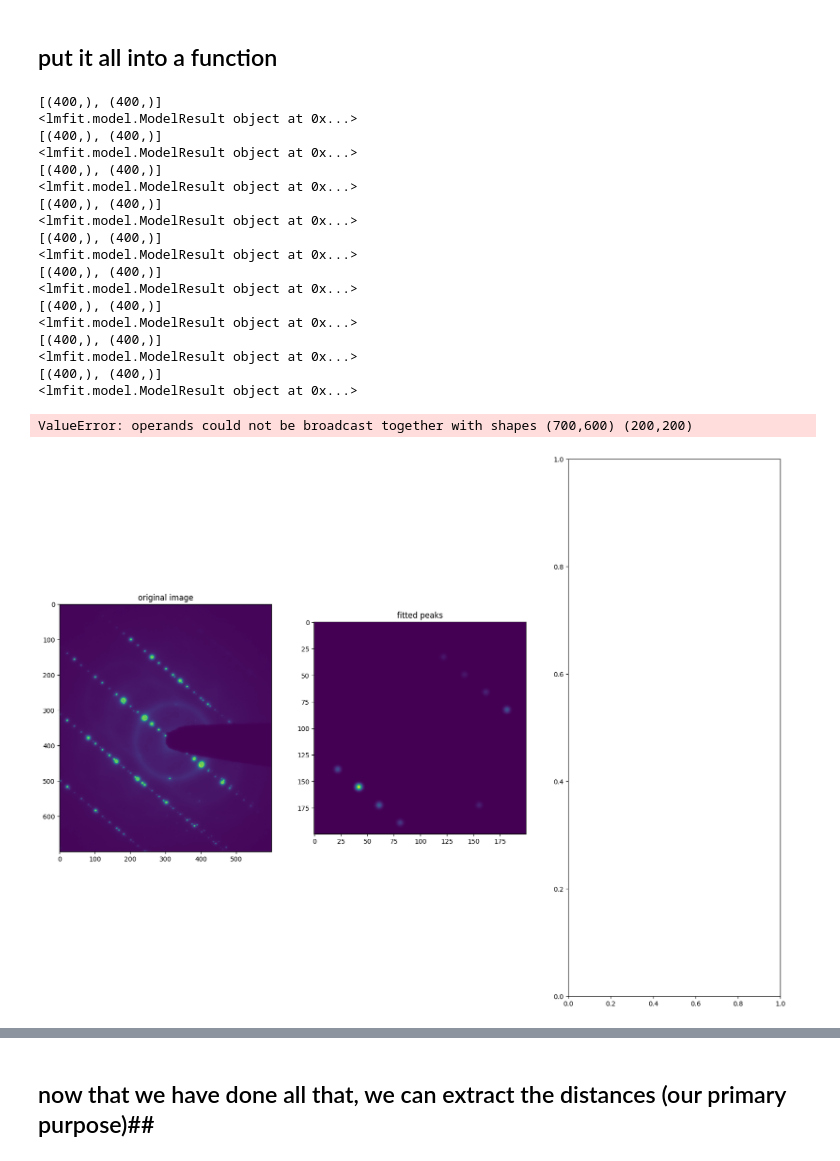
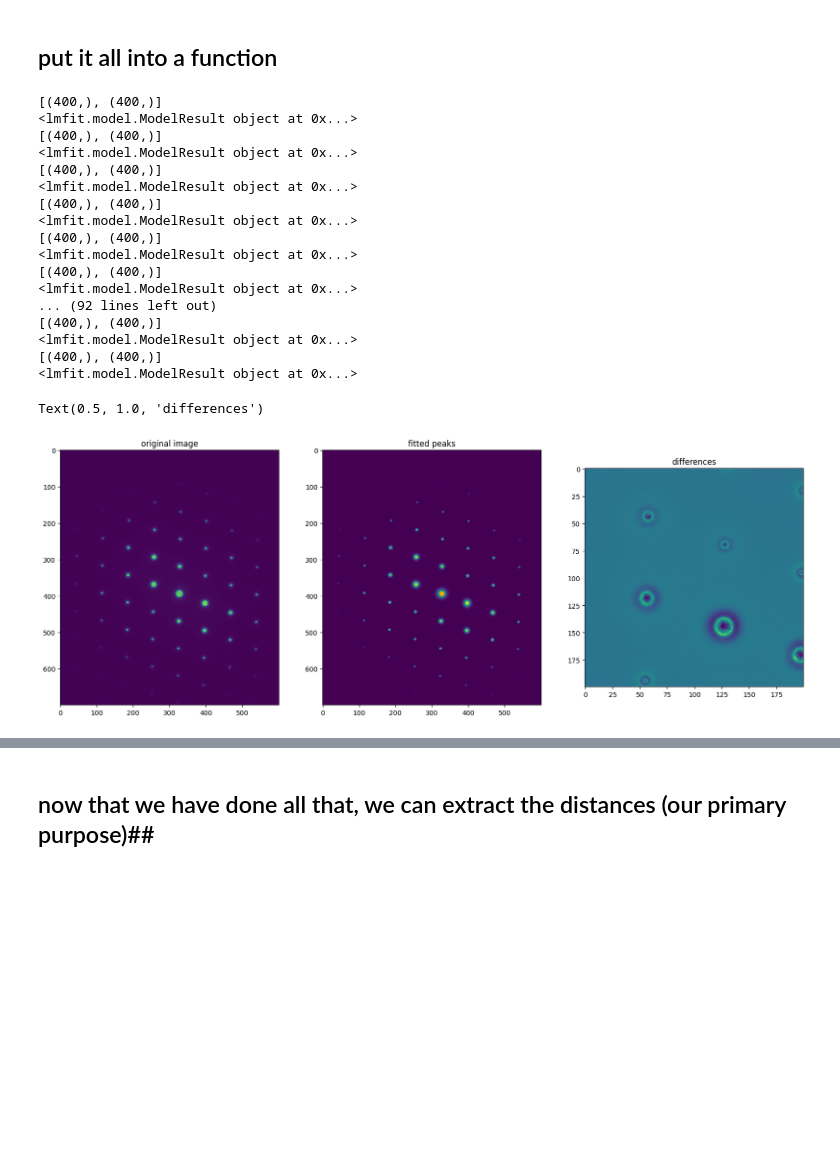
Before and after one commit to potsci/random_projects, a Jupyter notebook: TEM/get_diffraction_spots.ipynb, the cells around one changed output, grey strips where cells are left out. Drawn from its saved outputs; the diff is of its cells as text; code cells hidden in the pictures; blank space fills up the shorter version.

```diff
--- a/TEM/get_diffraction_spots.ipynb
+++ b/TEM/get_diffraction_spots.ipynb
@@ -1,6 +1,6 @@
 # %%
 import ncempy.io as nio
-dmData = nio.read('C:\\Promo\\TEM\\NRC\\Lucas\\Nb42Ni\\DP-2_CL0.25m, I1 3.13.dm3')
+dmData = nio.read('C:\\Promo\\TEM\\NRC\\Lucas\\DP_of_Si_at_[011]_CL0_25mI1_3.13.dm3')
 print(dmData['data'].shape) # the shape of the data
 print(dmData['pixelSize']) # print the pixel size
 # %% [output]
@@ -150,10 +151,10 @@ def fit_gauss2d_to_point(reflex):
     print([x.shape,z.shape])
     model = lmfit.models.Gaussian2dModel()
     params = model.guess(z, x, y)
-    params.set(centerx={'value':0,'min':-5,'max':5})
-    params.set(centery={'value':0,'min':-5,'max':5})
-    params.set(sigmax={'value':0.2,'min':-2,'max':2})
-    params.set(sigmay={'value':0.2,'min':-2,'max':2})
+    # params.set(centerx={'value':0,'min':-5,'max':5})
+    # params.set(centery={'value':0,'min':-5,'max':5})
+    # params.set(sigmax={'value':0.2,'min':-2,'max':2})
+    # params.set(sigmay={'value':0.2,'min':-2,'max':2})
     result = model.fit(z, x=x, y=y, params=params)
     return result
 # %%
@@ -198,29 +199,28 @@ for i in range(coordinates.shape[0]):
 <lmfit.model.ModelResult object at 0x...>
 [(400,), (400,)]
 <lmfit.model.ModelResult object at 0x...>
+... (92 lines left out)
 [(400,), (400,)]
 <lmfit.model.ModelResult object at 0x...>
 [(400,), (400,)]
 <lmfit.model.ModelResult object at 0x...>
-[(400,), (400,)]
-<lmfit.model.ModelResult object at 0x...>
 # %%
 fig,ax=plt.subplots(1,3,figsize=(20,15))
 img_fitted=np.sum(np.array(fits),axis=0)
 ax[0].imshow(img_new)
 ax[0].set_title('original image')
 
 ax[1].imshow(np.sum(np.array(fits),axis=0))
 ax[1].set_title('fitted peaks')
 
 diff_img=img_new-img_fitted
 primary=results[np.argmax(amplitudes)]
-# ax[1].scatter(primary.best_values['centerx'],primary.best_values['centery'],color='orange')
+ax[1].scatter(primary.best_values['centerx'],primary.best_values['centery'],color='orange')
 ax[2].imshow(diff_img[250:450,200:400])
 
 ax[2].set_title('differences')
 
 # fig.colorbar(img_new-img_fitted)
 # %% [output]
-ValueError: operands could not be broadcast together with shapes (700,600) (200,200)
+Text(0.5, 1.0, 'differences')
-[figure, old version]
+[figure, new version]
```
Also changed, not shown: parts of 9 cells of this notebook, 1 other file.
